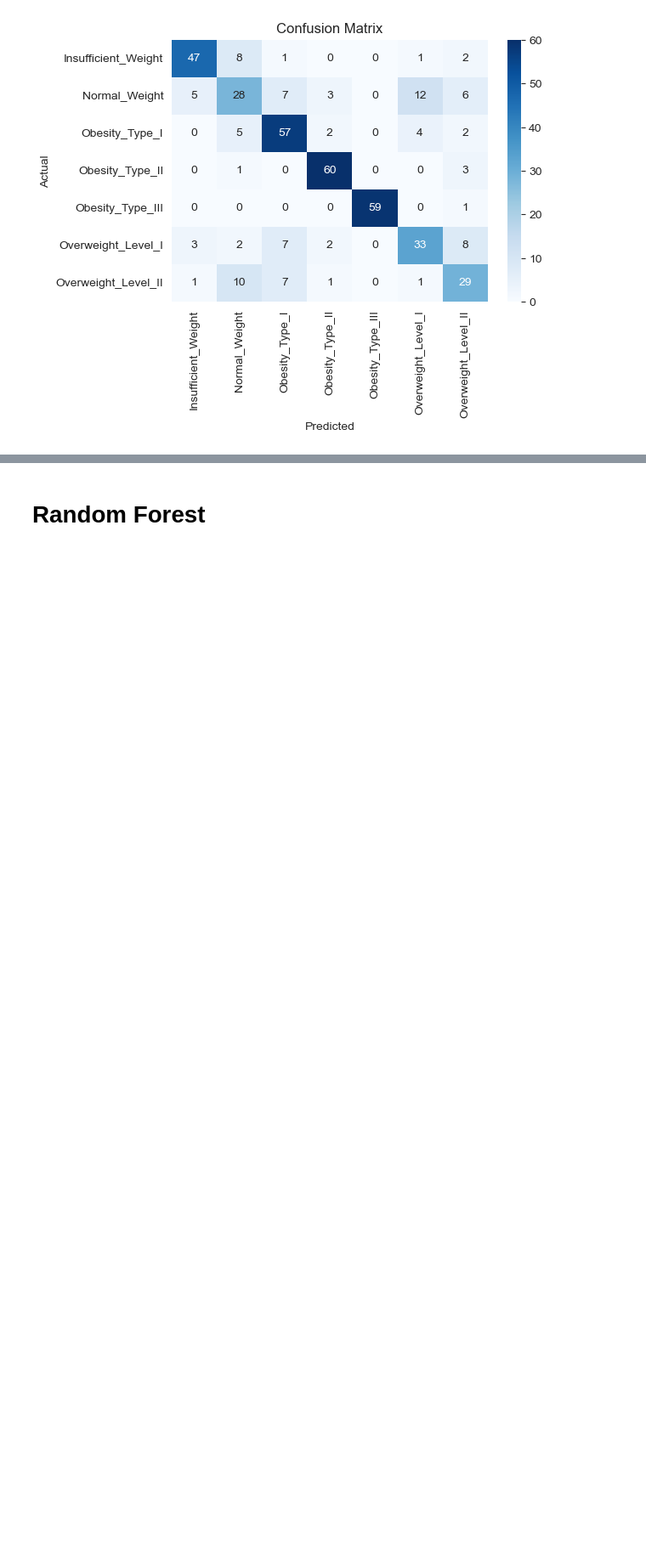
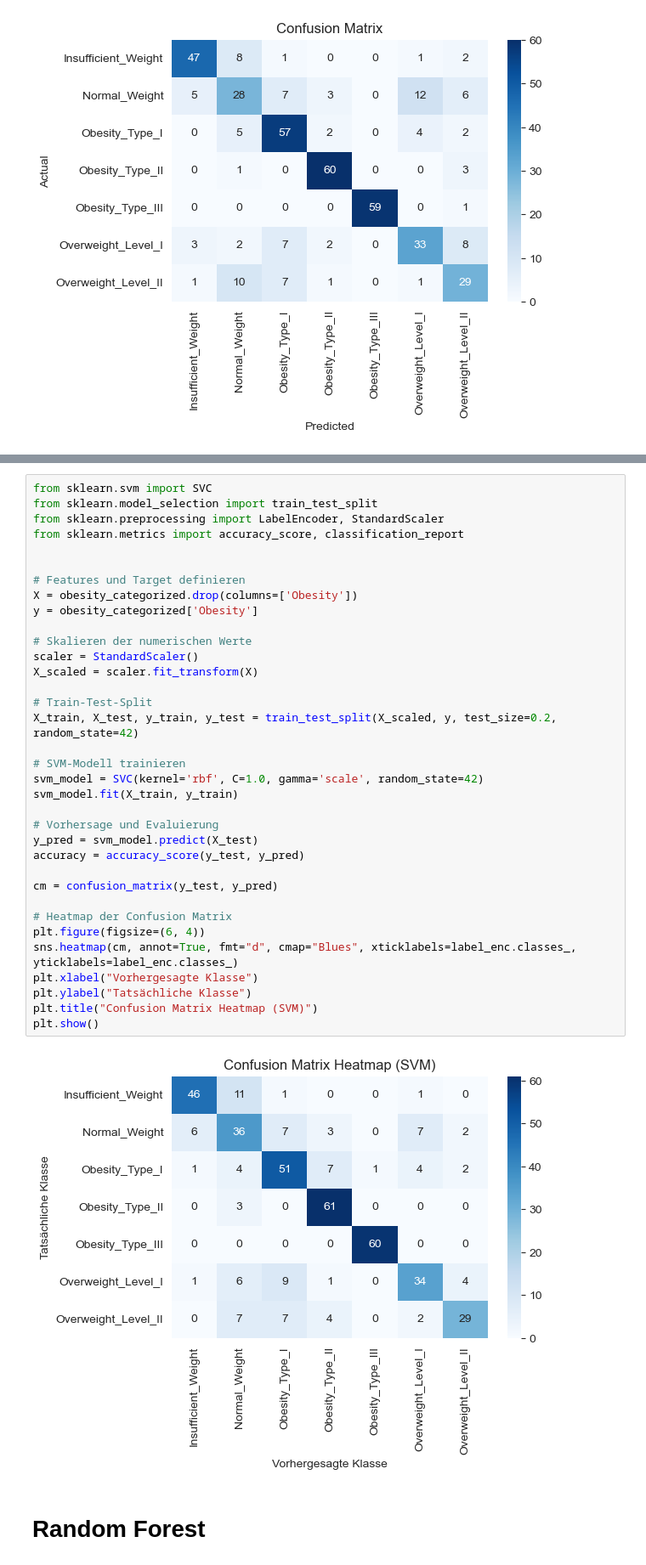
Before and after one commit to Niklas-Wag/Sleep_DSAI, a Jupyter notebook: ObesityPrediction.ipynb, the cells around one changed output, grey strips where cells are left out. Shown: that part at 85% size. Saved outputs shown, nothing was run; the diff lists cells and outputs as text; blank space fills up the shorter version.

```diff
--- a/ObesityPrediction.ipynb
+++ b/ObesityPrediction.ipynb
@@ -173,3 +185,40 @@ plt.show()
+# %%
+from sklearn.svm import SVC
+from sklearn.model_selection import train_test_split
+from sklearn.preprocessing import LabelEncoder, StandardScaler
+from sklearn.metrics import accuracy_score, classification_report
+
+
+# Features und Target definieren
+X = obesity_categorized.drop(columns=['Obesity'])
+y = obesity_categorized['Obesity']
+
+# Skalieren der numerischen Werte
+scaler = StandardScaler()
+X_scaled = scaler.fit_transform(X)
+
+# Train-Test-Split
+X_train, X_test, y_train, y_test = train_test_split(X_scaled, y, test_size=0.2, random_state=42)
+
+# SVM-Modell trainieren
+svm_model = SVC(kernel='rbf', C=1.0, gamma='scale', random_state=42)
+svm_model.fit(X_train, y_train)
+
+# Vorhersage und Evaluierung
+y_pred = svm_model.predict(X_test)
+accuracy = accuracy_score(y_test, y_pred)
+
+cm = confusion_matrix(y_test, y_pred)
+
+# Heatmap der Confusion Matrix
+plt.figure(figsize=(6, 4))
+sns.heatmap(cm, annot=True, fmt="d", cmap="Blues", xticklabels=label_enc.classes_, yticklabels=label_enc.classes_)
+plt.xlabel("Vorhergesagte Klasse")
+plt.ylabel("Tatsächliche Klasse")
+plt.title("Confusion Matrix Heatmap (SVM)")
+plt.show()
+# %% [output]
+[figure, added]
 # %% [markdown]
 # Random Forest
 # %%
```
Also changed, not shown: parts of 2 cells of this notebook.
